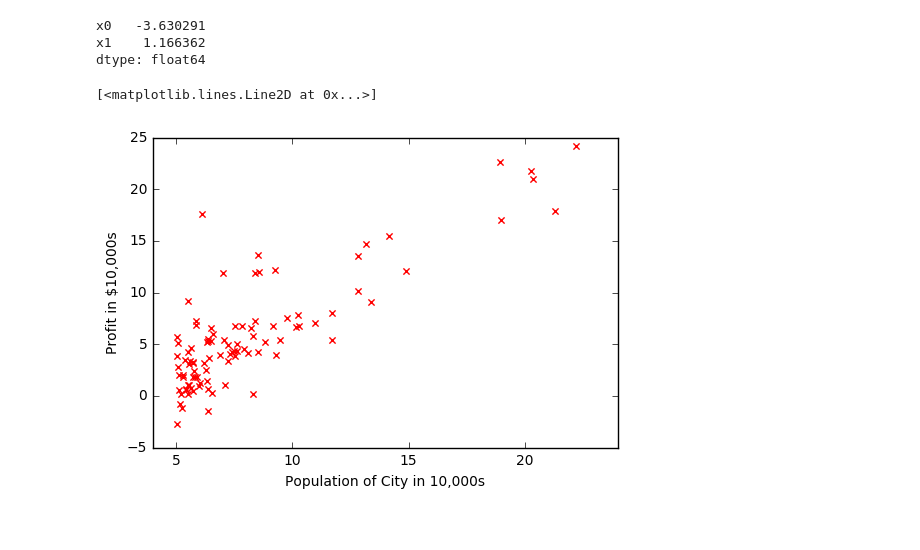
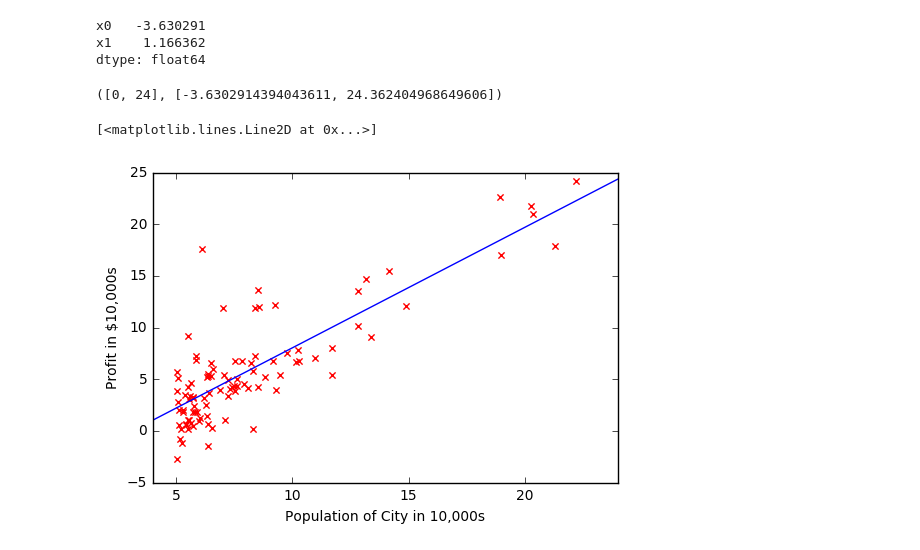
Before and after one commit to subv13/ml_coursera, a Jupyter notebook: machine-learning-ex1/ex1.ipynb, the cells around one changed output. Cells and saved outputs as stored; diff of their text form; code cells hidden in the pictures.

Commit message:
Fix plotting

```diff
--- a/machine-learning-ex1/ex1.ipynb
+++ b/machine-learning-ex1/ex1.ipynb
@@ -104,13 +100,17 @@ x1    1.166362
 dtype: float64
 # %%
 reg_x = [0, 24]
-reg_y = [result[1] + i * result[0] for i in reg_x]
+reg_y = [result[0] + i * result[1] for i in reg_x]
+reg_x, reg_y
+# %% [output]
+([0, 24], [-3.6302914394043611, 24.362404968649606])
 # %%
-plot.axis([4, 24, -5, 25])
-plot.xlabel('Population of City in 10,000s')
-plot.ylabel('Profit in $10,000s')
-plot.scatter(data['population'], data['profit'], marker='x', c='r')
-plot.plot(dummy_x, [result[1] + i * result[0] for i in dummy_x])
+fig, ax = plot.subplots()
+ax.axis([4, 24, -5, 25])
+ax.set_xlabel('Population of City in 10,000s')
+ax.set_ylabel('Profit in $10,000s')
+ax.scatter(data['population'], data['profit'], marker='x', c='r')
+ax.plot(reg_x, reg_y)
 # %% [output]
 [<matplotlib.lines.Line2D at 0x...>]
-[figure, old version]
+[figure, new version]
```
Also changed, not shown: parts of 10 cells of this notebook.
